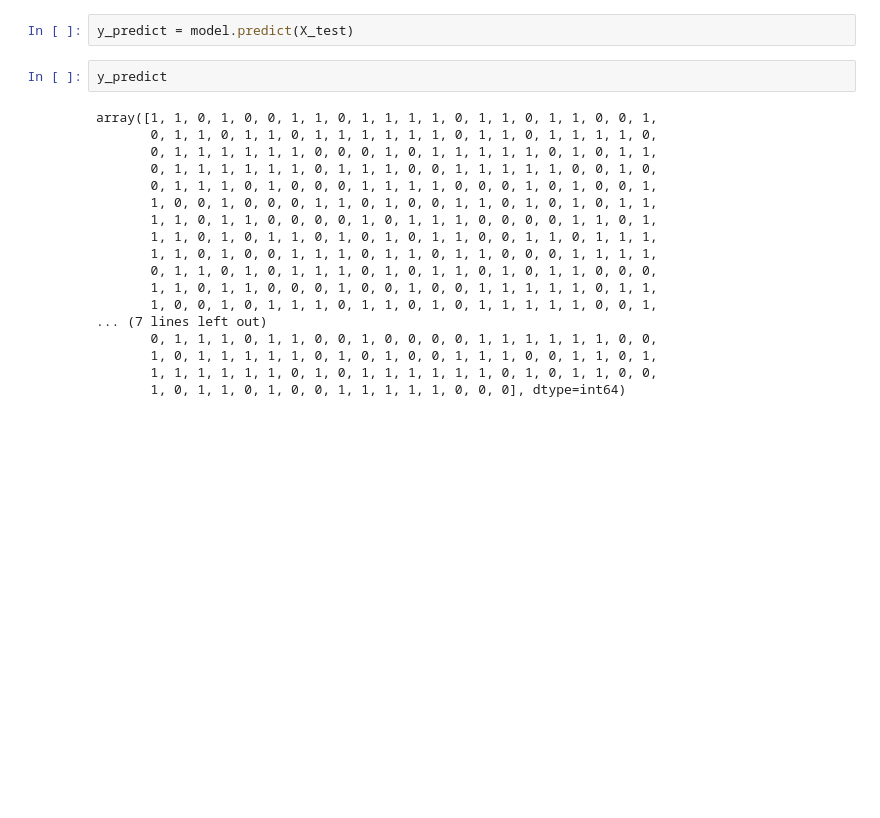
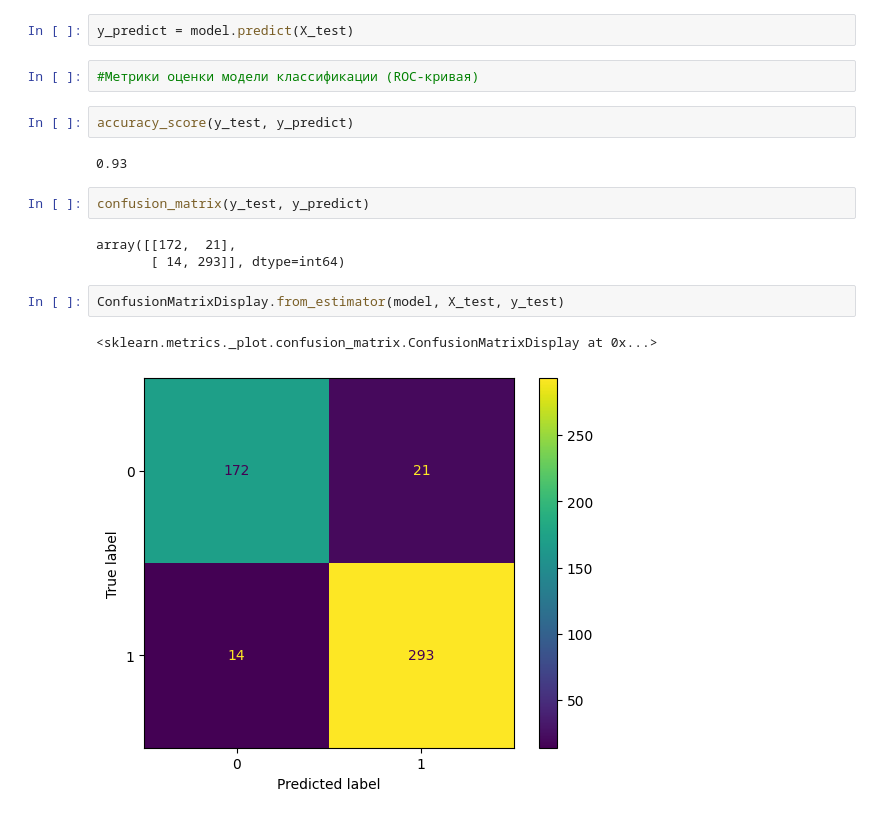
Before and after one commit to StartsevMaksim/ML_Udemy, a Jupyter notebook: ML_Log_Reg/Log_Reg.ipynb, the cells around one changed output. Saved outputs shown, nothing was run; the diff lists cells and outputs as text; blank space fills up the shorter version.

```diff
--- a/ML_Log_Reg/Log_Reg.ipynb
+++ b/ML_Log_Reg/Log_Reg.ipynb
@@ -49,23 +51,19 @@ model.fit(X_train, y_train)
 LogisticRegression()
 # %%
 y_predict = model.predict(X_test)
-# %%
-y_predict
-# %% [output]
-array([1, 1, 0, 1, 0, 0, 1, 1, 0, 1, 1, 1, 1, 0, 1, 1, 0, 1, 1, 0, 0, 1,
-       0, 1, 1, 0, 1, 1, 0, 1, 1, 1, 1, 1, 1, 0, 1, 1, 0, 1, 1, 1, 1, 0,
-       0, 1, 1, 1, 1, 1, 1, 0, 0, 0, 1, 0, 1, 1, 1, 1, 1, 0, 1, 0, 1, 1,
-       0, 1, 1, 1, 1, 1, 1, 0, 1, 1, 1, 0, 0, 1, 1, 1, 1, 1, 0, 0, 1, 0,
-       0, 1, 1, 1, 0, 1, 0, 0, 0, 1, 1, 1, 1, 0, 0, 0, 1, 0, 1, 0, 0, 1,
-       1, 0, 0, 1, 0, 0, 0, 1, 1, 0, 1, 0, 0, 1, 1, 0, 1, 0, 1, 0, 1, 1,
-       1, 1, 0, 1, 1, 0, 0, 0, 0, 1, 0, 1, 1, 1, 0, 0, 0, 0, 1, 1, 0, 1,
-       1, 1, 0, 1, 0, 1, 1, 0, 1, 0, 1, 0, 1, 1, 0, 0, 1, 1, 0, 1, 1, 1,
-       1, 1, 0, 1, 0, 0, 1, 1, 1, 0, 1, 1, 0, 1, 1, 0, 0, 0, 1, 1, 1, 1,
-       0, 1, 1, 0, 1, 0, 1, 1, 1, 0, 1, 0, 1, 1, 0, 1, 0, 1, 1, 0, 0, 0,
-       1, 1, 0, 1, 1, 0, 0, 0, 1, 0, 0, 1, 0, 0, 1, 1, 1, 1, 1, 0, 1, 1,
-       1, 0, 0, 1, 0, 1, 1, 1, 0, 1, 1, 0, 1, 0, 1, 1, 1, 1, 1, 0, 0, 1,
-... (7 lines left out)
-       0, 1, 1, 1, 0, 1, 1, 0, 0, 1, 0, 0, 0, 0, 1, 1, 1, 1, 1, 1, 0, 0,
-       1, 0, 1, 1, 1, 1, 1, 0, 1, 0, 1, 0, 0, 1, 1, 1, 0, 0, 1, 1, 0, 1,
-       1, 1, 1, 1, 1, 1, 0, 1, 0, 1, 1, 1, 1, 1, 1, 0, 1, 0, 1, 1, 0, 0,
-       1, 0, 1, 1, 0, 1, 0, 0, 1, 1, 1, 1, 1, 0, 0, 0], dtype=int64)
+# %%
+#Метрики оценки модели классификации (ROC-кривая)
+# %%
+accuracy_score(y_test, y_predict)
+# %% [output]
+0.93
+# %%
+confusion_matrix(y_test, y_predict)
+# %% [output]
+array([[172,  21],
+       [ 14, 293]], dtype=int64)
+# %%
+ConfusionMatrixDisplay.from_estimator(model, X_test, y_test)
+# %% [output]
+<sklearn.metrics._plot.confusion_matrix.ConfusionMatrixDisplay at 0x...>
+[figure, added]
```
Also changed, not shown: parts of 4 cells of this notebook, 5 other files.
